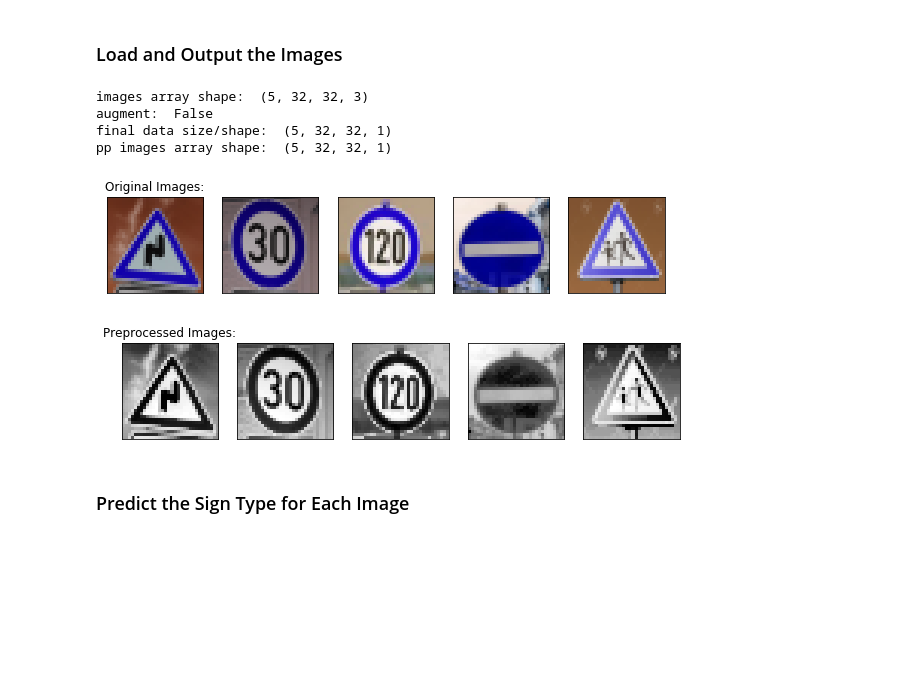
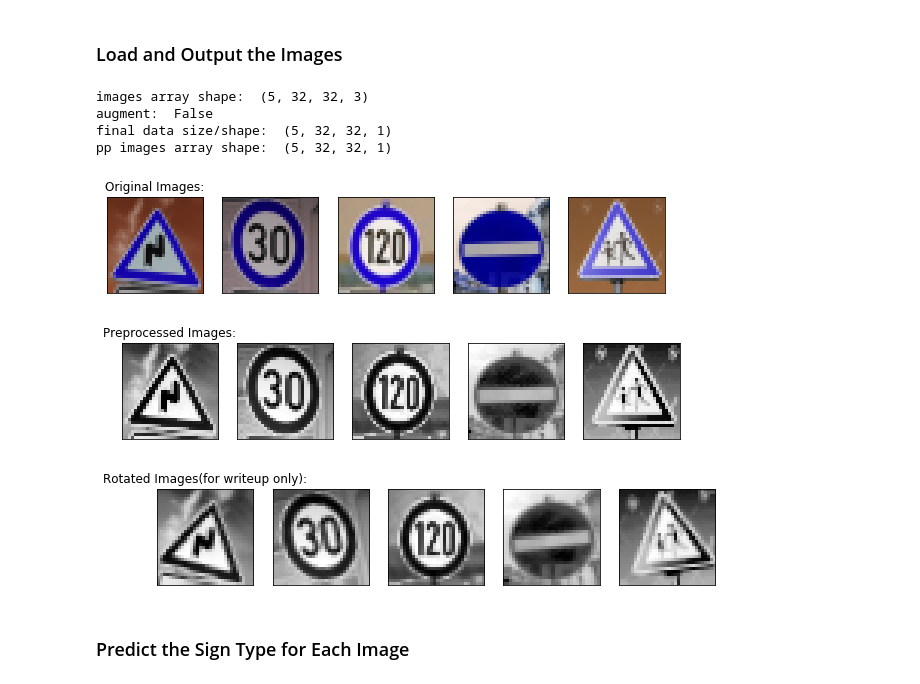
Before and after one commit to thatkahunaguy/USD-P2-Traffic_Sign_Classifier, a Jupyter notebook: Traffic_Sign_Classifier_2.ipynb, the cells around one changed output. Drawn from its saved outputs; the diff is of its cells as text; code cells hidden in the pictures; blank space fills up the shorter version.

Commit message:
docs: finish Project 2 writeup and add appropriate plots to jupyter file

```diff
--- a/Traffic_Sign_Classifier_2.ipynb
+++ b/Traffic_Sign_Classifier_2.ipynb
@@ -540,36 +580,44 @@ import matplotlib.pyplot as plt
 plt.close('all')
 images = np.empty([5, 32, 32, 3], dtype = int)
 # these are the image identifies for the test images
-# note the last 2 may actually be euro vs german and might not be in the model
 image_types = np.array([21,1,8,17,28])
 print("images array shape: ", images.shape)
 fig = plt.figure(figsize=(10, 2))
 for i in range(1, 6):
     file = "new-signs/sign_" + str(i) + ".jpg"
     image = cv2.imread(file, 1)
     image = cv2.resize(image, (32, 32), interpolation = cv2.INTER_AREA)
     images[i-1] = image
     ax = fig.add_subplot(1, 5, i, xticks=[], yticks=[])
     if i == 1: ax.set_title('Original Images:')
     ax.imshow(image)
     #plt.imshow(image)
 
 
 fig = plt.figure(figsize=(10, 2))
 X_pp, y_pp = preprocess(images, image_types)
 print("pp images array shape: ",X_pp.shape)
 for i in range(0, 5):
     image_pp = X_pp[i].squeeze()
     ax = fig.add_subplot(1, 5, i+1, xticks=[], yticks=[])
     if i == 0: ax.set_title('Preprocessed Images:')
     ax.imshow(image_pp, cmap="gray")
+
+fig = plt.figure(figsize=(10, 2))
+X_rot = transform(X_pp, 15.)
+for i in range(0, 5):
+    image_rot = X_rot[i].squeeze()
+    ax = fig.add_subplot(1, 5, i+1, xticks=[], yticks=[])
+    if i == 0: ax.set_title('Rotated Images(for writeup only):')
+    ax.imshow(image_rot, cmap="gray")
 # %% [output]
 images array shape:  (5, 32, 32, 3)
 augment:  False
 final data size/shape:  (5, 32, 32, 1)
 pp images array shape:  (5, 32, 32, 1)
 [figure]
 [figure]
+[figure, added]
 # %% [markdown]
 ### Predict the Sign Type for Each Image
 # %%
```
Also changed, not shown: parts of 5 cells of this notebook, 8 other files.
